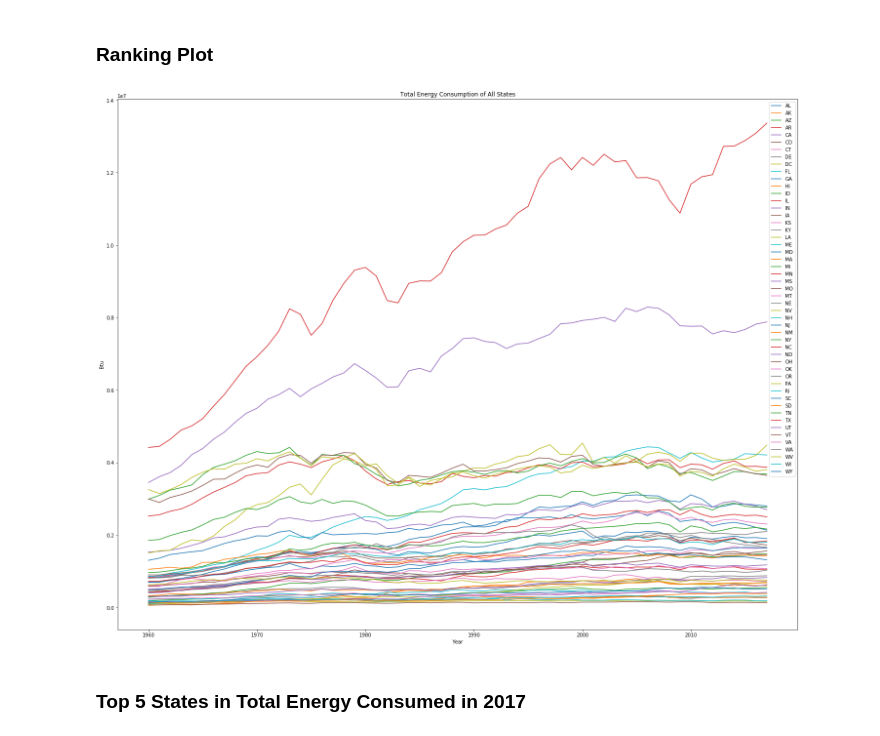
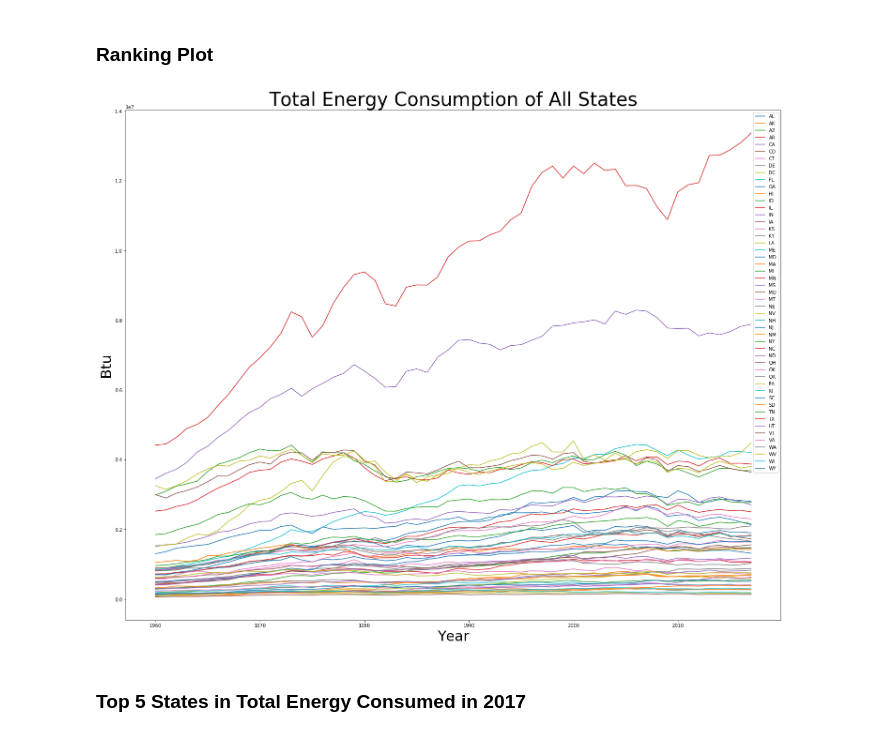
Before and after one commit to david-kishi/US_Energy_Consumption_Analysis, a Jupyter notebook: Analysis/Energy Consumption and CO2 Emission Analysis.ipynb, the cells around one changed output. Cells and saved outputs as stored; diff of their text form; code cells hidden in the pictures.

Commit message:
Saved all graphs as images. Renamed  to  for clarity.

```diff
--- a/Analysis/Energy Consumption and CO2 Emission Analysis.ipynb
+++ b/Analysis/Energy Consumption and CO2 Emission Analysis.ipynb
@@ -91,16 +91,17 @@ CO2_EMISS_US_df['US_NG_CO2_AVG'] = CO2_EMISS_US_df['US Natural Gas CO2 Emissions
 # %%
 plt.figure(figsize=(25,20))
 
 for state in states:
     plt.plot(TETCB_STATES_df.Year, TETCB_STATES_df[state], label=state)
 
-plt.title("Total Energy Consumption of All States")
-plt.xlabel("Year")
-plt.ylabel("Btu")
+plt.title("Total Energy Consumption of All States", fontsize=40)
+plt.xlabel("Year",fontsize=30)
+plt.ylabel("Btu",fontsize=30)
 plt.legend()
+plt.savefig('../Images/TETCB_State_Rankings.png',dpi=300)
 plt.show()
 # %% [output]
-[figure, old version]
+[figure, new version]
 # %% [markdown]
 ### Top 5 States in Total Energy Consumed in 2017
 # %%
```
Also changed, not shown: parts of 15 cells of this notebook, 18 other files.
